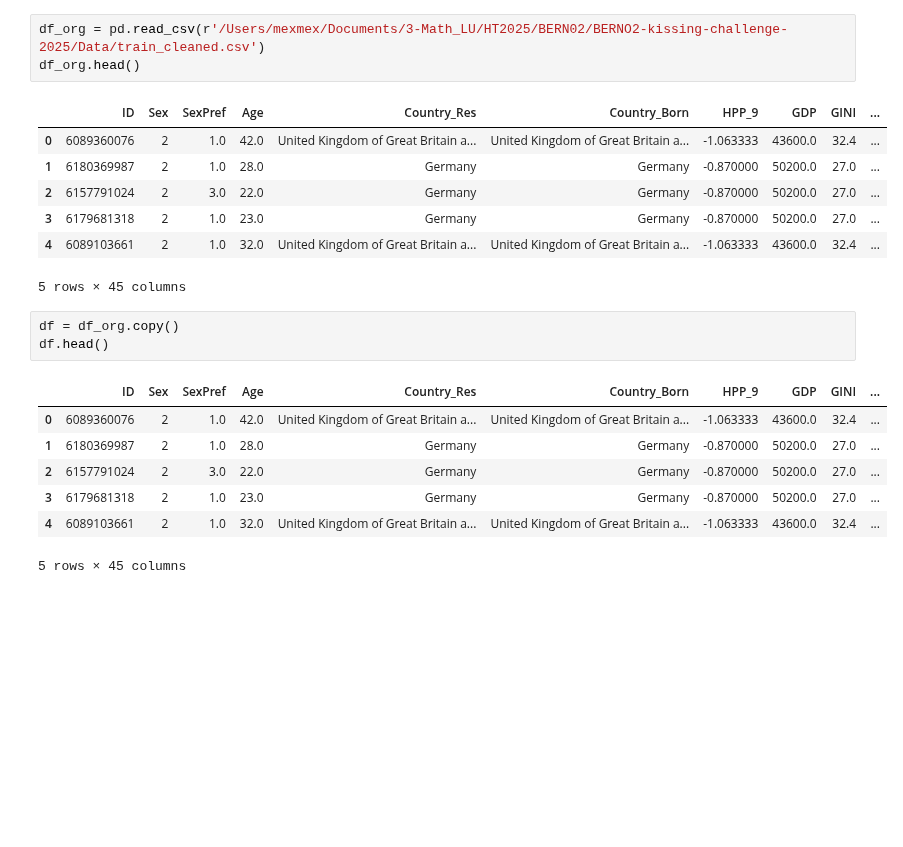
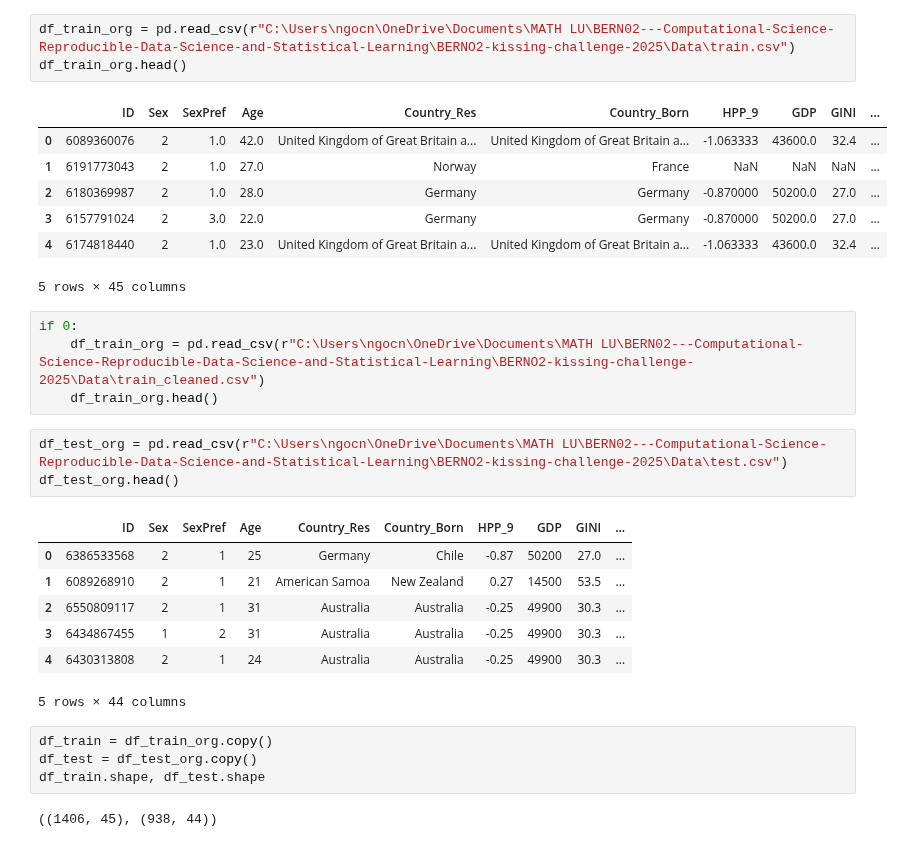
Before and after one commit to myngoc-trg/BERN02---Computational-Science-Reproducible-Data-Science-and-Statistical-Learning, a Jupyter notebook: BERNO2-kissing-challenge-2025/Report/kissing_fit.ipynb, the cells around one changed output. Cells and saved outputs as stored; diff of their text form; blank space fills up the shorter version.

```diff
--- a/BERNO2-kissing-challenge-2025/Report/kissing_fit.ipynb
+++ b/BERNO2-kissing-challenge-2025/Report/kissing_fit.ipynb
@@ -11,25 +18,35 @@ from sklearn.preprocessing import StandardScaler
 print("Importing libraries... Done!")
 # %% [output]
 Importing libraries... Done!
+# %%
+df_train_org = pd.read_csv(r"C:\Users\ngocn\OneDrive\Documents\MATH LU\BERN02---Computational-Science-Reproducible-Data-Science-and-Statistical-Learning\BERNO2-kissing-challenge-2025\Data\train.csv")
+df_train_org.head()
+# %% [output]
+|  | ID | Sex | SexPref | Age | Country_Res | Country_Born | HPP_9 | GDP | GINI | ... |
+| 0 | 6089360076 | 2 | 1.0 | 42.0 | United Kingdom of Great Britain a... | United Kingdom of Great Britain a... | -1.063333 | 43600.0 | 32.4 | ... |
+| 1 | 6191773043 | 2 | 1.0 | 27.0 | Norway | France | NaN | NaN | NaN | ... |
+| 2 | 6180369987 | 2 | 1.0 | 28.0 | Germany | Germany | -0.870000 | 50200.0 | 27.0 | ... |
+| 3 | 6157791024 | 2 | 3.0 | 22.0 | Germany | Germany | -0.870000 | 50200.0 | 27.0 | ... |
+| 4 | 6174818440 | 2 | 1.0 | 23.0 | United Kingdom of Great Britain a... | United Kingdom of Great Britain a... | -1.063333 | 43600.0 | 32.4 | ... |
+5 rows × 45 columns
 # %%
-df_org = pd.read_csv(r'/Users/mexmex/Documents/3-Math_LU/HT2025/BERN02/BERNO2-kissing-challenge-2025/Data/train_cleaned.csv')
-df_org.head()
+if 0:
+    df_train_org = pd.read_csv(r"C:\Users\ngocn\OneDrive\Documents\MATH LU\BERN02---Computational-Science-Reproducible-Data-Science-and-Statistical-Learning\BERNO2-kissing-challenge-2025\Data\train_cleaned.csv")
+    df_train_org.head()
-# %% [output]
-|  | ID | Sex | SexPref | Age | Country_Res | Country_Born | HPP_9 | GDP | GINI | ... |
-| 0 | 6089360076 | 2 | 1.0 | 42.0 | United Kingdom of Great Britain a... | United Kingdom of Great Britain a... | -1.063333 | 43600.0 | 32.4 | ... |
-| 1 | 6180369987 | 2 | 1.0 | 28.0 | Germany | Germany | -0.870000 | 50200.0 | 27.0 | ... |
-| 2 | 6157791024 | 2 | 3.0 | 22.0 | Germany | Germany | -0.870000 | 50200.0 | 27.0 | ... |
-| 3 | 6179681318 | 2 | 1.0 | 23.0 | Germany | Germany | -0.870000 | 50200.0 | 27.0 | ... |
-| 4 | 6089103661 | 2 | 1.0 | 32.0 | United Kingdom of Great Britain a... | United Kingdom of Great Britain a... | -1.063333 | 43600.0 | 32.4 | ... |
-5 rows × 45 columns
-# %%
-df = df_org.copy()
-df.head()
-# %% [output]
-|  | ID | Sex | SexPref | Age | Country_Res | Country_Born | HPP_9 | GDP | GINI | ... |
-| 0 | 6089360076 | 2 | 1.0 | 42.0 | United Kingdom of Great Britain a... | United Kingdom of Great Britain a... | -1.063333 | 43600.0 | 32.4 | ... |
-| 1 | 6180369987 | 2 | 1.0 | 28.0 | Germany | Germany | -0.870000 | 50200.0 | 27.0 | ... |
-| 2 | 6157791024 | 2 | 3.0 | 22.0 | Germany | Germany | -0.870000 | 50200.0 | 27.0 | ... |
-| 3 | 6179681318 | 2 | 1.0 | 23.0 | Germany | Germany | -0.870000 | 50200.0 | 27.0 | ... |
-| 4 | 6089103661 | 2 | 1.0 | 32.0 | United Kingdom of Great Britain a... | United Kingdom of Great Britain a... | -1.063333 | 43600.0 | 32.4 | ... |
-5 rows × 45 columns
+# %%
+df_test_org = pd.read_csv(r"C:\Users\ngocn\OneDrive\Documents\MATH LU\BERN02---Computational-Science-Reproducible-Data-Science-and-Statistical-Learning\BERNO2-kissing-challenge-2025\Data\test.csv")
+df_test_org.head()
+# %% [output]
+|  | ID | Sex | SexPref | Age | Country_Res | Country_Born | HPP_9 | GDP | GINI | ... |
+| 0 | 6386533568 | 2 | 1 | 25 | Germany | Chile | -0.87 | 50200 | 27.0 | ... |
+| 1 | 6089268910 | 2 | 1 | 21 | American Samoa | New Zealand | 0.27 | 14500 | 53.5 | ... |
+| 2 | 6550809117 | 2 | 1 | 31 | Australia | Australia | -0.25 | 49900 | 30.3 | ... |
+| 3 | 6434867455 | 1 | 2 | 31 | Australia | Australia | -0.25 | 49900 | 30.3 | ... |
+| 4 | 6430313808 | 2 | 1 | 24 | Australia | Australia | -0.25 | 49900 | 30.3 | ... |
+5 rows × 44 columns
+# %%
+df_train = df_train_org.copy()
+df_test = df_test_org.copy()
+df_train.shape, df_test.shape
+# %% [output]
+((1406, 45), (938, 44))
```
Also changed, not shown: parts of 47 cells of this notebook, 4 other files.
